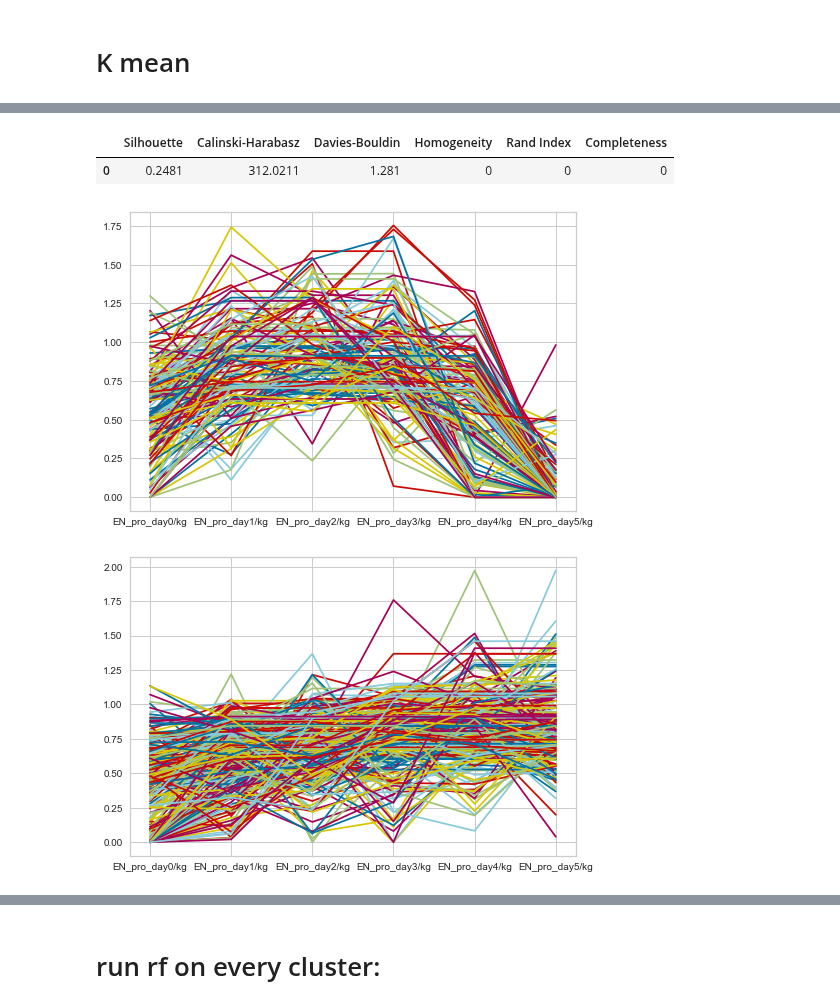
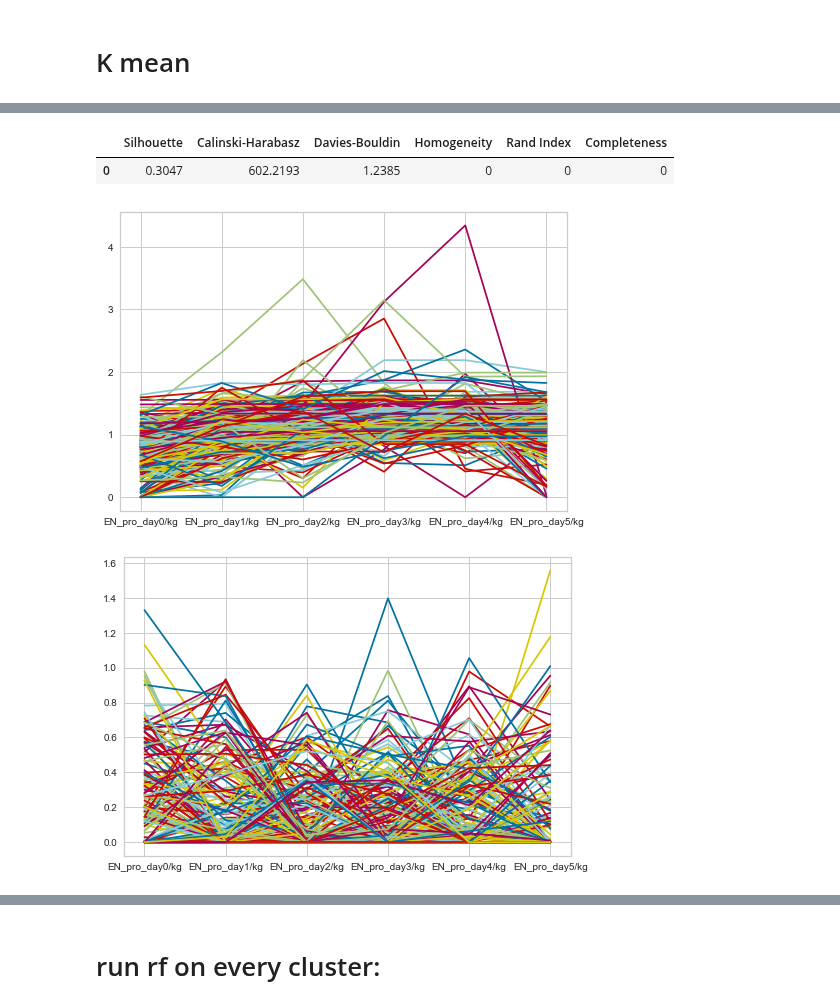
Before and after one commit to dvirs12345/Final-project, a Jupyter notebook: Hazana/kmean_no_normalization.ipynb, the cells around one changed output, grey strips where cells are left out. Cells and saved outputs as stored; diff of their text form; code cells hidden in the pictures.

```diff
--- a/Hazana/kmean_no_normalization.ipynb
+++ b/Hazana/kmean_no_normalization.ipynb
@@ -435,18 +102,21 @@ Text(0, 0.5, 'Inertia')
+# %%
+kmeans = create_model('kmeans',num_clusters=3)
+kmean_results = assign_model(kmeans)
+#num_clusters is set to 4
+# %% [output]
+|  | Silhouette | Calinski-Harabasz | Davies-Bouldin | Homogeneity | Rand Index | Completeness |
+| 0 | 0.3047 | 602.2193 | 1.2385 | 0 | 0 | 0 |
 # %%
-kmeans = create_model('kmeans')
-kmean_results = assign_model(kmeans)
 class1=kmean_results[kmean_results.Cluster=='Cluster 1']
 class1_nocl=class1.iloc[:,:6]#no indexes
 for index, row in class1_nocl.iterrows():
     row.plot.line()
 # %% [output]
-|  | Silhouette | Calinski-Harabasz | Davies-Bouldin | Homogeneity | Rand Index | Completeness |
-| 0 | 0.2481 | 312.0211 | 1.281 | 0 | 0 | 0 |
-[figure, old version]
+[figure, new version]
 # %%
 class2=kmean_results[kmean_results.Cluster=='Cluster 2']
 class1_noc2=class2.iloc[:,:6]
 for index, row in class1_noc2.iterrows():
     row.plot.line()
 # %% [output]
-[figure, old version]
+[figure, new version]
```
Also changed, not shown: parts of 55 cells of this notebook.
